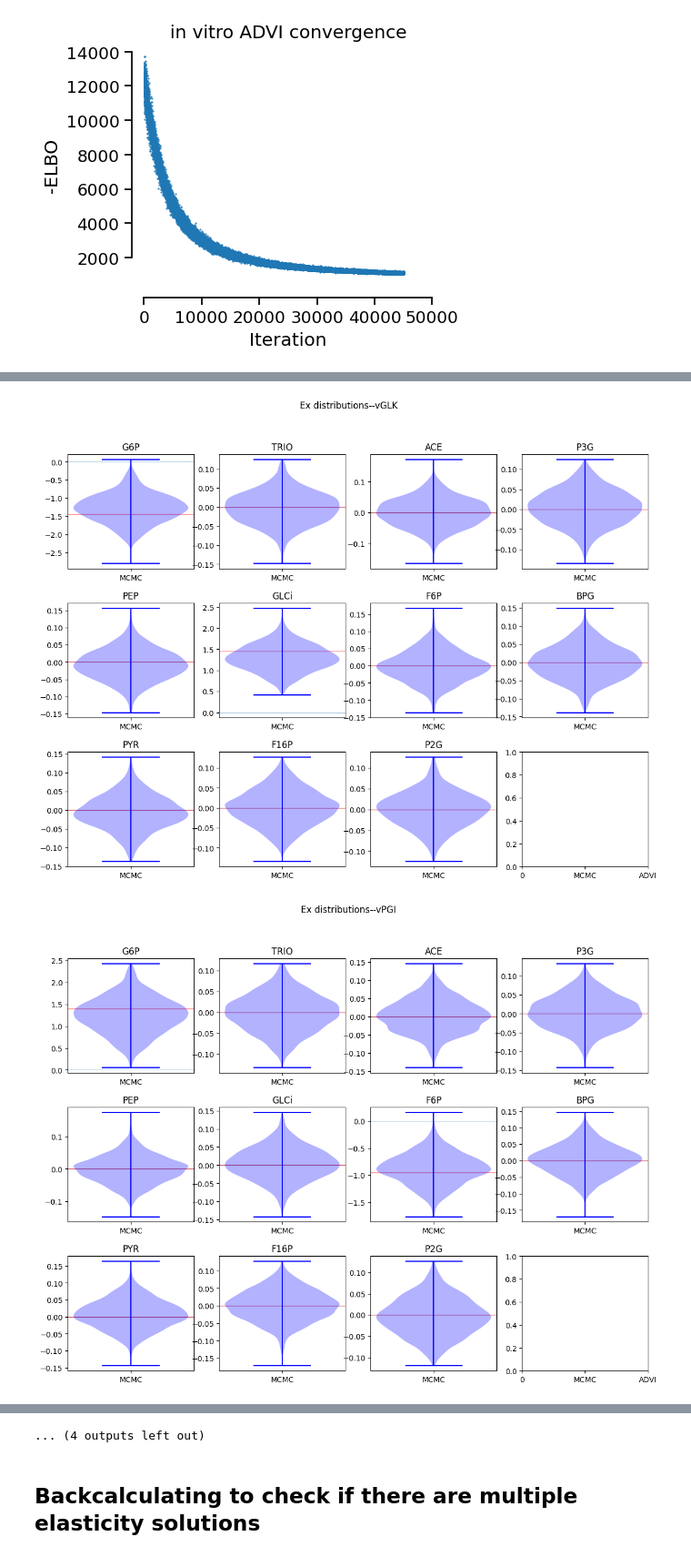
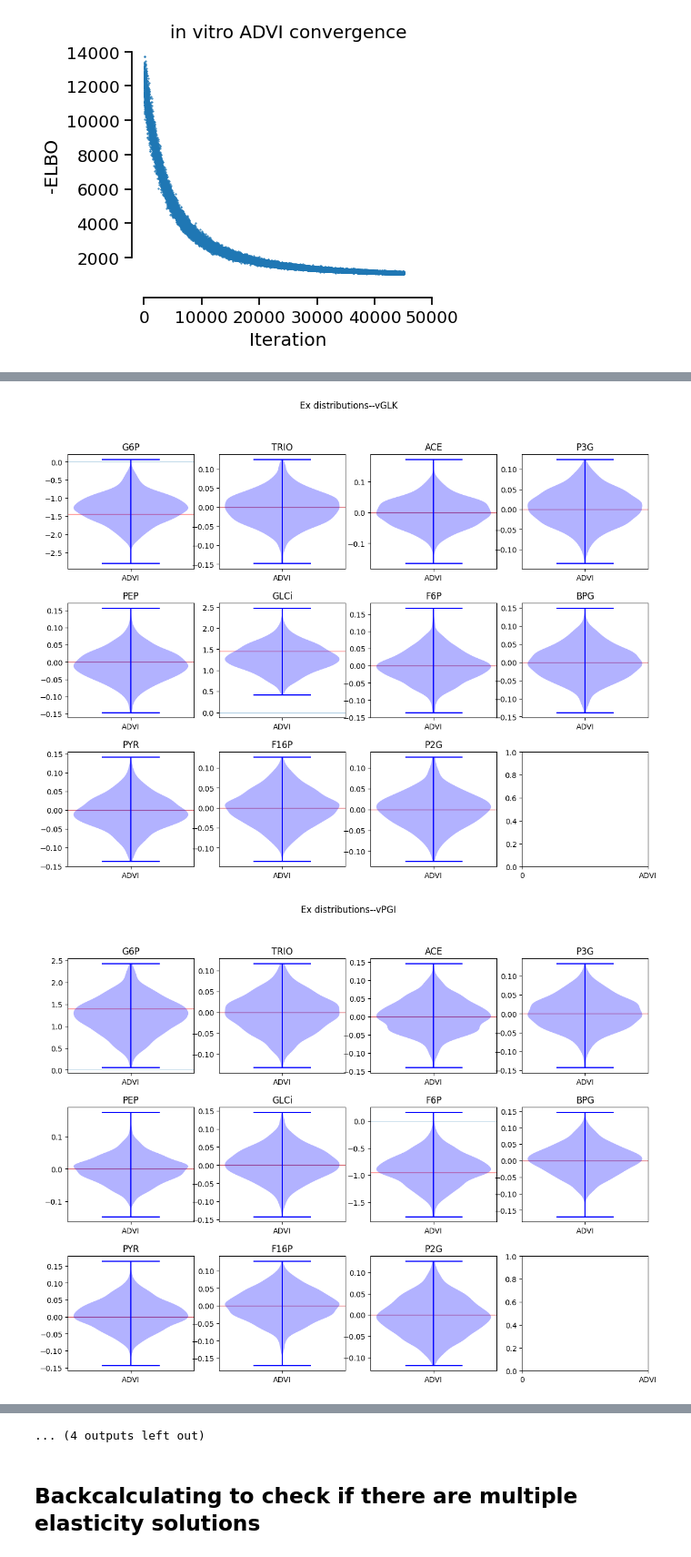
Before and after one commit to sys-bio/BMCA-pipeline, a Jupyter notebook: notebooks/all_data/perturbingEnzymesAndYs_v_noE_1.5.ipynb, the cells around one changed output, grey strips where cells are left out. Shown at 91% size. Saved outputs shown, nothing was run; the diff lists cells and outputs as text; code cells hidden in the pictures.

Commit message:
fixed elasticity distrb labels; ADVI, not MCMC

```diff
--- a/notebooks/all_data/perturbingEnzymesAndYs_v_noE_1.5.ipynb
+++ b/notebooks/all_data/perturbingEnzymesAndYs_v_noE_1.5.ipynb
@@ -132,21 +132,3 @@ invalid value encountered in log
 
 Finished [100%]: Average Loss = 1,081.6
 [figure]
-# %%
-BMCA_obj = BMCA_obj
-with pm.Model() as pymc_model:
-
-    # Initialize elasticities
-    Ex_t = pm.Deterministic('Ex', util.initialize_elasticity(BMCA_obj.Ex.to_numpy(), name='Ex'))
-    Ey_t = pm.Deterministic('Ey', util.initialize_elasticity(BMCA_obj.Ey.to_numpy(), name='Ey'))
-    e_obs = pm.Normal('e_obs', mu=1, sigma=1, observed=BMCA_obj.en.T)
-    pm.Deterministic('en', e_obs)
-    chi_obs = pm.Normal('chi_obs', mu=0, sigma=10, observed=BMCA_obj.xn.T)
-    pm.Deterministic('chin', chi_obs)
-    y_obs = pm.Normal('y_obs', mu=0, sigma=10, observed=BMCA_obj.yn.T)
-    pm.Deterministic('yn', y_obs)
-    likelihood = pm.Deterministic('vn', e_obs * (np.ones(BMCA_obj.en.T.shape) + pm.math.dot(Ex_t,chi_obs) + pm.math.dot(Ey_t,y_obs)))
-    v_hat_obs = pm.Normal('v_hat_obs', mu=likelihood, sigma=0.1, observed=BMCA_obj.vn.squeeze().T)
-    pm.Deterministic('v_hat', v_hat_obs)
-
-    trace = pm.sample(1000, random_seed=1, cores=4)
@@ -173,34 +172,35 @@ for i,rxn in enumerate(r.getReactionIds()): #['vADH']
     ii=-1
 
     fig.suptitle(f'Ex distributions--{rxn}\n')
-    plt.setp(ax, xticks=range(3), xticklabels=[0,'MCMC', 'ADVI'])
+    # plt.setp(ax, xticks=range(3), xticklabels=[0,'MCMC', 'ADVI'])
+    plt.setp(ax, xticks=range(2), xticklabels=[0, 'ADVI'])
     plt.subplots_adjust(hspace=0.3)
 
     for j,met in enumerate(r.getFloatingSpeciesIds()): # ['TRIO'])
         if j%4==0:
             ii += 1
 
         met_traces=[]
         for trace in [Ex_advi.transpose(1,2,0)]: # Ex.transpose(1, 2, 0),
             met_traces.append(trace[i,j,:])
 
         met_traces = np.array(met_traces).T
 
         plots = ax[ii, j%4].violinplot(met_traces)
 
         # Set the color of the violin patches
         for pc, color in zip(plots['bodies'], colors):
             pc.set_facecolor(color)
         plots['cbars'].set_colors(colors)
         plots['cmaxes'].set_colors(colors)
         plots['cmins'].set_colors(colors)
 
         ax[ii, j%4].axhline(0, linewidth=0.5, zorder=0, alpha=0.5)
         ax[ii, j%4].axhline(r.getScaledElasticityMatrix()[i,j], linewidth=1, zorder=0, alpha=0.5,color='red')
         ax[ii, j%4].set_title(met)
 
     # fig.delaxes(ax[3,2])
     # fig.delaxes(ax[3,3])
 # %% [output]
-[figure, old version]
+[figure, new version]
-[figure, old version]
+[figure, new version]
```
Also changed, not shown: parts of 2 cells of this notebook.
